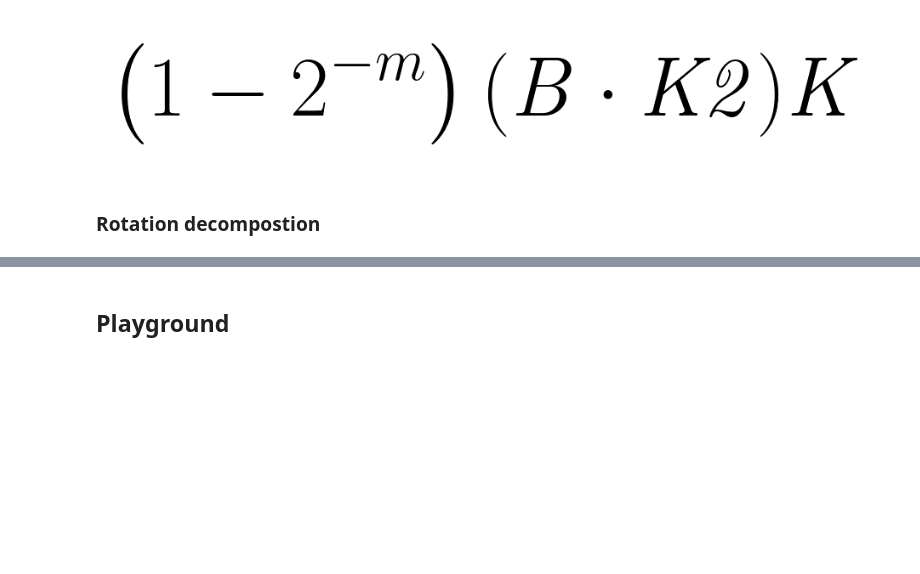
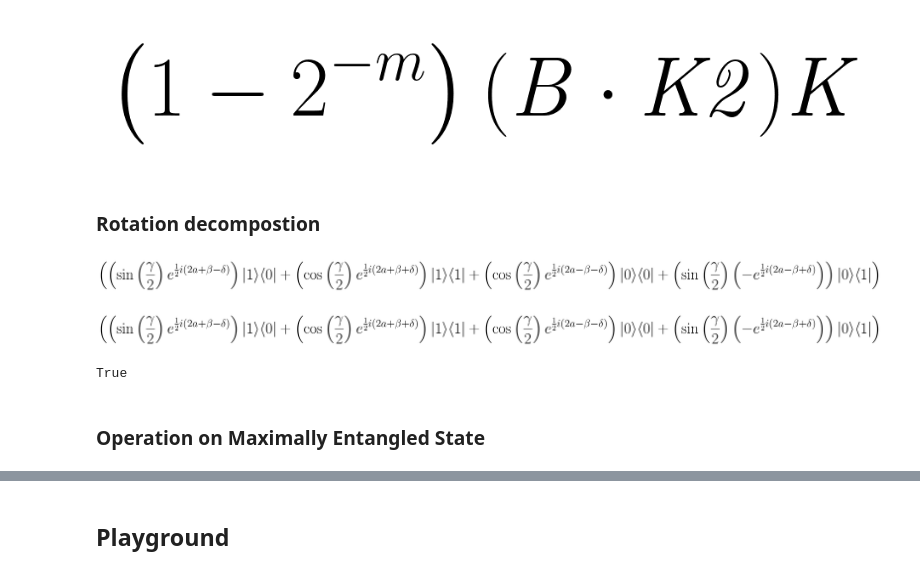
Before and after one commit to LucianoXu/28-Dirac3, a Jupyter notebook: demo.ipynb, the cells around one changed output, grey strips where cells are left out. Saved outputs shown, nothing was run; the diff lists cells and outputs as text; code cells hidden in the pictures; blank space fills up the shorter version.

```diff
--- a/demo.ipynb
+++ b/demo.ipynb
@@ -78,22 +115,41 @@ trs.normalize(expr).render_tex()
 [figure]
 # %% [markdown]
 ### Rotation decompostion
+# %%
+
+# define the rotation gates
+sub_rot = Subst({
+    "Rz" : U_sub(U_parse(
+        ''' FUN beta . ( ("Cos[beta/2]" SCRO I2) ADDO ("- Sin[beta/2] I" SCRO Z) )'''
+        )),
+
+    "Ry" : U_sub(U_parse(
+        ''' FUN gamma . ( ("Cos[gamma/2]" SCRO I2) ADDO ("- Sin[gamma/2] I" SCRO Y) )'''
+        )),
+})
+
+
+# get the idempotent operation
+new_sub = sub_rot.composite(U_sub).get_idempotent()
+# %%
+# RHS - rotations
+a = new_sub(U_parse(''' "Exp[I a]" SCRO ((Rz @ beta) MLTO (Ry @ gamma) MLTO (Rz @ delta)) '''))
+norm_a = U_trs.normalize(sub(a))
+norm_a.render_tex()
+# %% [output]
+[figure, added]
 # %%
-
-# define the rotation gates
-sub_rot = Subst({
-    "Rzbeta" : sub(parse(''' ("Cos[beta/2]" SCRO I2) ADDO ("- Sin[beta/2] I" SCRO Z) ''')),
-    "Rygamma" : sub(parse(''' ("Cos[gamma/2]" SCRO I2) ADDO ("- Sin[gamma/2] I" SCRO Y) ''')),
-    "Rzdelta" : sub(parse(''' ("Cos[delta/2]" SCRO I2) ADDO ("- Sin[delta/2] I" SCRO Z) ''')),
-})
-
-# get the idempotent operation
-new_sub = sub_rot.composite(sub).get_idempotent()
-
-# RHS - rotations
-a = new_sub(parse(''' "Exp[I a]" SCRO (Rzbeta MLTO Rygamma MLTO Rzdelta) '''))
-# LHS - U
-b = new_sub(parse(''' ("Exp[I (a - beta/2 - delta/2)] Cos[gamma/2]" SCRO (ket0 OUTER bra0))
+b = new_sub(U_parse(''' ("Exp[I (a - beta/2 - delta/2)] Cos[gamma/2]" SCRO (ket0 OUTER bra0))
     ADDO ("- Exp[I (a - beta/2 + delta/2)] Sin[gamma/2]" SCRO (ket0 OUTER bra1))
     ADDO ("Exp[I (a + beta/2 - delta/2)] Sin[gamma/2]" SCRO (ket1 OUTER bra0))
     ADDO ("Exp[I (a + beta/2 + delta/2)] Cos[gamma/2]" SCRO (ket1 OUTER bra1))'''))
+norm_b = U_trs.normalize(U_sub(b))
+norm_b.render_tex()
+# %% [output]
+[figure, added]
+# %%
+norm_a == norm_b
+# %% [output]
+True
+# %% [markdown]
+### Operation on Maximally Entangled State
```
Also changed, not shown: parts of 22 cells of this notebook, 4 other files.
